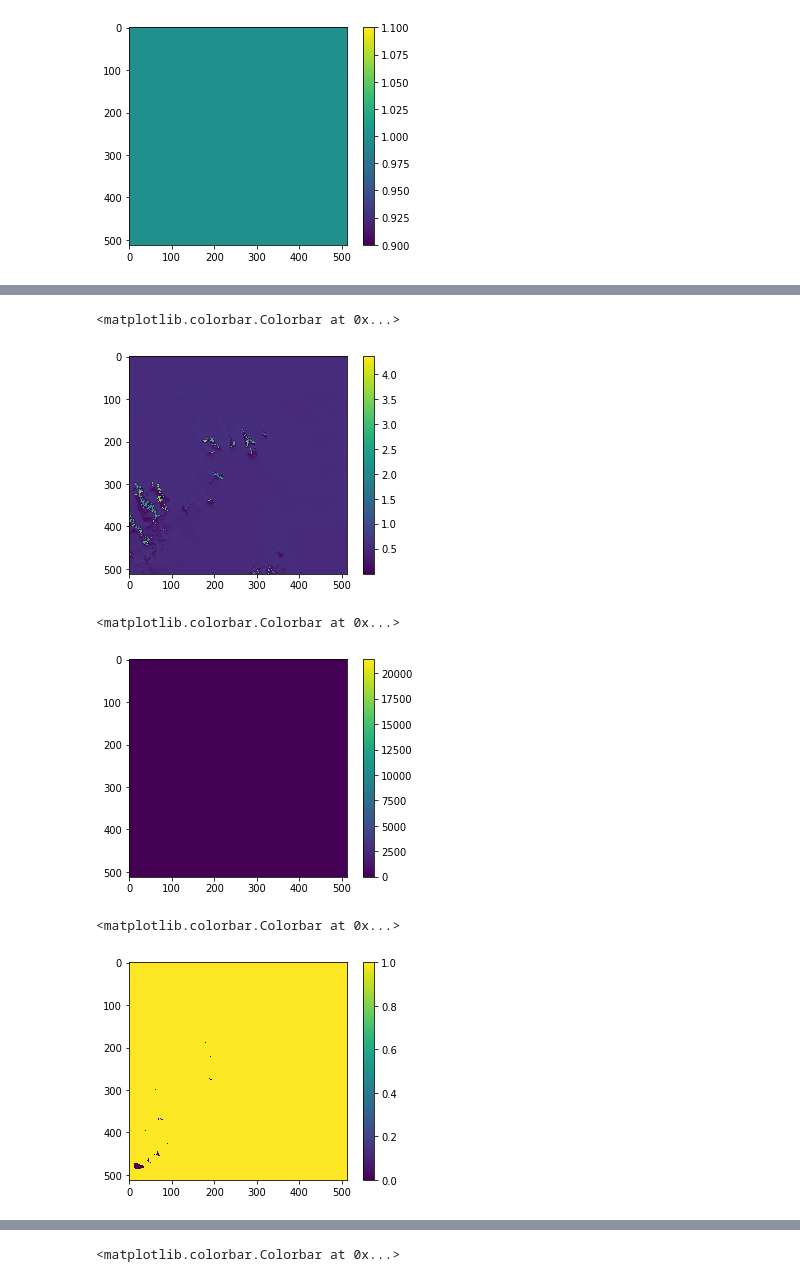
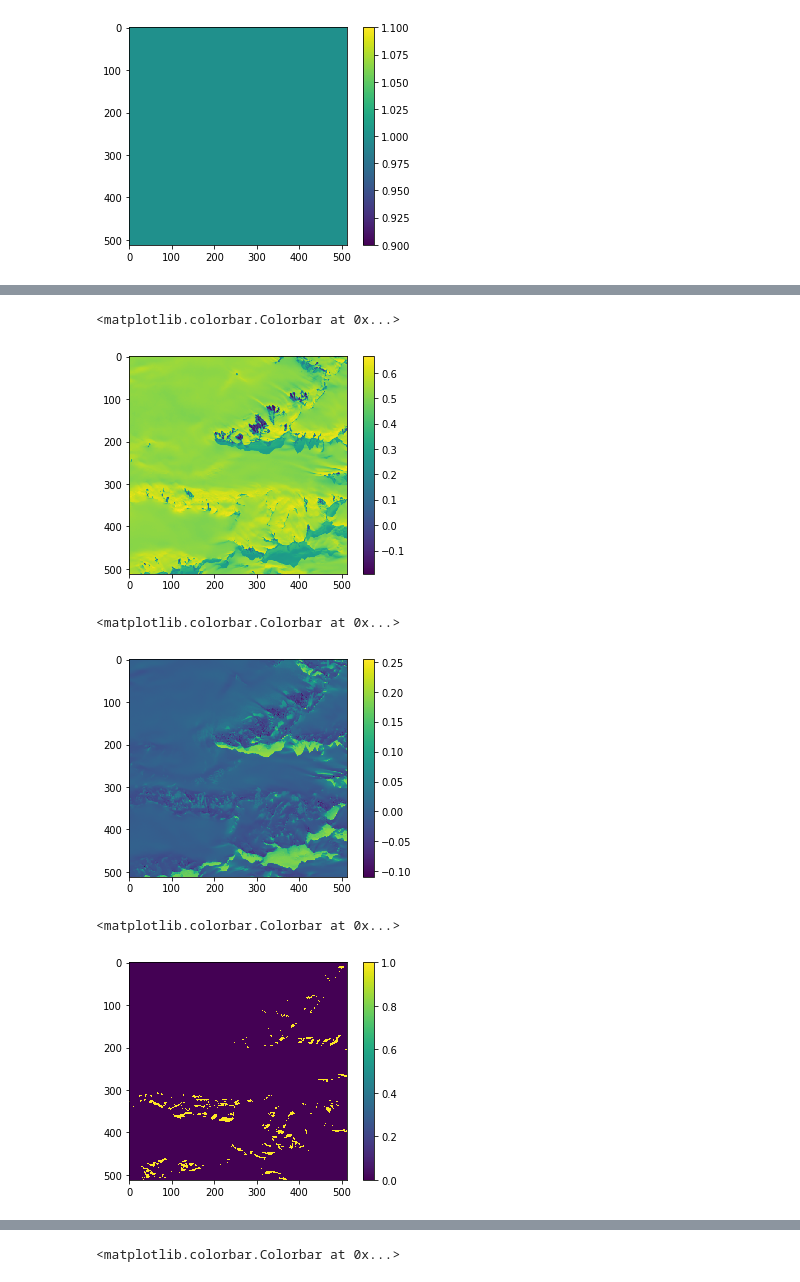
Before and after one commit to mblackgeo/AntarcticRockOutcrop, a Jupyter notebook: burton_johnson_model.ipynb, the cells around one changed output, grey strips where cells are left out. Drawn from its saved outputs; the diff is of its cells as text; code cells hidden in the pictures.

Commit message:
bands now loaded as floats

```diff
--- a/burton_johnson_model.ipynb
+++ b/burton_johnson_model.ipynb
@@ -49,7 +49,7 @@ def get_tile(file, width=512, height=512, col_off=0, row_off=0):
 
         meta['transform'] = transform
         meta['width'], meta['height'] = window.width, window.height
-        return data.read(window=window).transpose(1,2,0)
+        return data.read(window=window).transpose(1,2,0).astype(float)
 # %%
 landsatTileList = r"/home/dsa/DSA/images/scene_list.txt"
 landsatDirectory = r"/home/dsa/DSA/images/LC08_L1GT_209117_20140101_20170427_01_T2"
@@ -92,8 +92,8 @@ for i in range(len(tiles)):
 # %% [output]
         1 of 1.
 # %%
-col_off = 11
-row_off = 12
+col_off = 10
+row_off = 13
 B2 = get_tile(thisTileFile + "_B2.TIF", col_off=col_off, row_off=row_off)
 
 
@@ -138,22 +139,22 @@ plt.imshow(ndsi.squeeze())
 plt.colorbar()
 # %% [output]
 <matplotlib.colorbar.Colorbar at 0x...>
-[figure, old version]
+[figure, new version]
 # %%
 ndwi = (B3 - B5) / (B3 + B5)
 plt.imshow(ndwi.squeeze())
 plt.colorbar()
 # %% [output]
 <matplotlib.colorbar.Colorbar at 0x...>
-[figure, old version]
+[figure, new version]
 # %%
-mask1_step1 = ((B10 / B2) > 0.4).astype(int)
+mask1_step1 = 1 - ((B10 / B2) > 0.4).astype(int)
 
 plt.imshow(mask1_step1.squeeze())
 plt.colorbar()
 # %% [output]
 <matplotlib.colorbar.Colorbar at 0x...>
-[figure, old version]
+[figure, new version]
 # %%
 mask1_step2 = (ndsi < 0.75).astype(int)
 plt.imshow(mask1_step2.squeeze())
```
Also changed, not shown: parts of 13 cells of this notebook.
